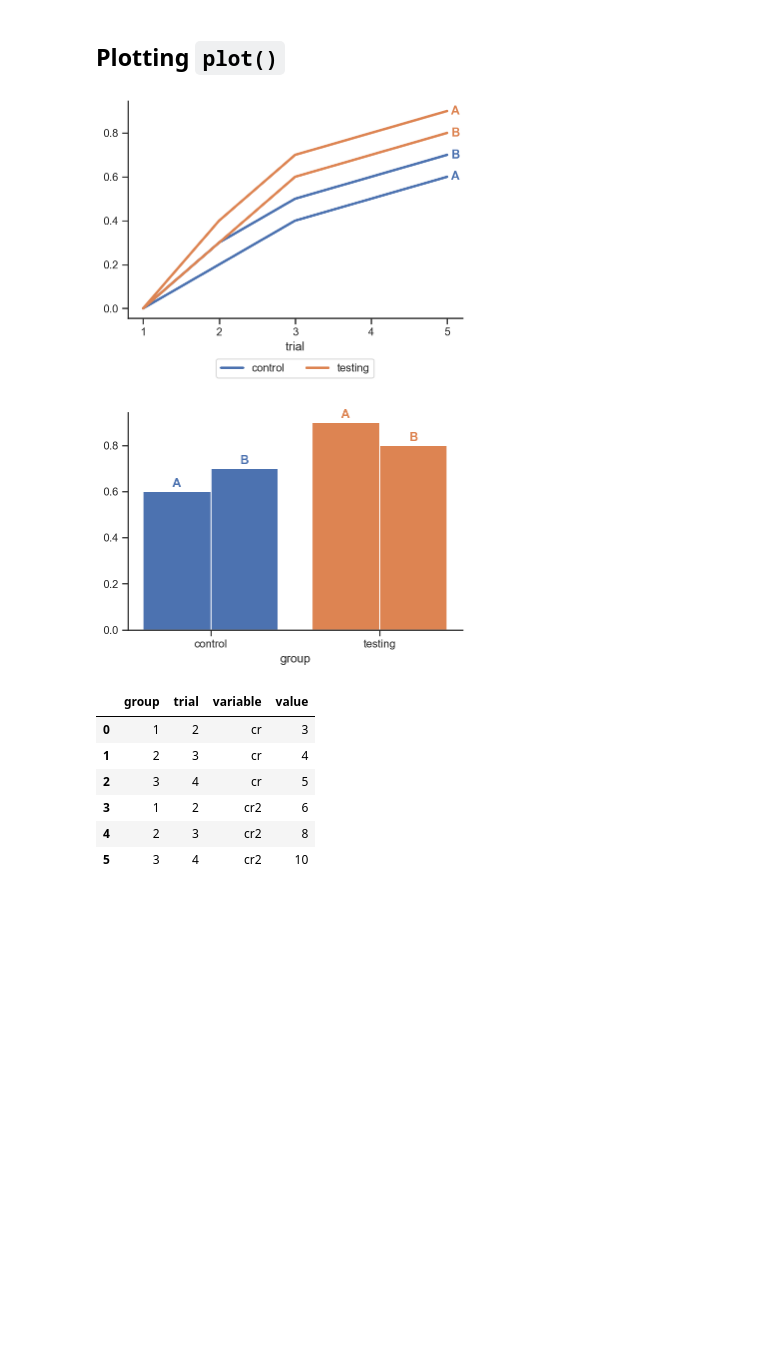
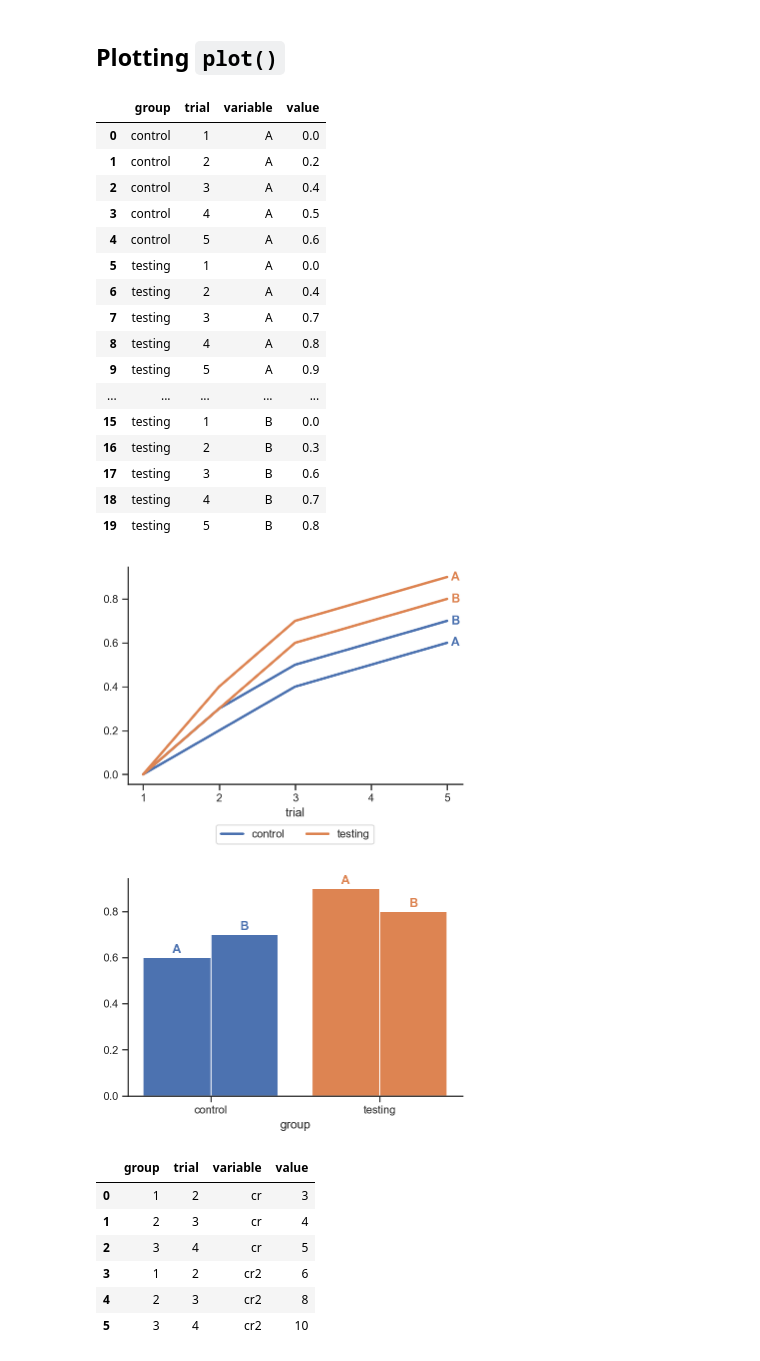
Before and after one commit to nikhilxb/ccnlab, a Jupyter notebook: ClassicalConditioning.ipynb, the cells around one changed output. Drawn from its saved outputs; the diff is of its cells as text; code cells hidden in the pictures; blank space fills up the shorter version.

```diff
--- a/ClassicalConditioning.ipynb
+++ b/ClassicalConditioning.ipynb
@@ -386,11 +390,30 @@ cc.trials_to_sessions(df, 3, keep_first=True)
 # %%
 df = pd.melt(pd.DataFrame([
     ['control', 1, 0, 0], ['control', 2, 0.2, 0.3], ['control', 3, 0.4, 0.5], ['control', 4, 0.5, 0.6], ['control', 5, 0.6, 0.7],
     ['testing', 1, 0, 0], ['testing', 2, 0.4, 0.3], ['testing', 3, 0.7, 0.6], ['testing', 4, 0.8, 0.7], ['testing', 5, 0.9, 0.8],
 ], columns=['group', 'trial', 'A', 'B']), id_vars=['group', 'trial'])
+
+display(df)
 cc.plot_lines(df)
 cc.plot_bars(df[df['trial'] == 5])
 # %% [output]
+|  | group | trial | variable | value |
+| 0 | control | 1 | A | 0.0 |
+| 1 | control | 2 | A | 0.2 |
+| 2 | control | 3 | A | 0.4 |
+| 3 | control | 4 | A | 0.5 |
+| 4 | control | 5 | A | 0.6 |
+| 5 | testing | 1 | A | 0.0 |
+| 6 | testing | 2 | A | 0.4 |
+| 7 | testing | 3 | A | 0.7 |
+| 8 | testing | 4 | A | 0.8 |
+| 9 | testing | 5 | A | 0.9 |
+| ... | ... | ... | ... | ... |
+| 15 | testing | 1 | B | 0.0 |
+| 16 | testing | 2 | B | 0.3 |
+| 17 | testing | 3 | B | 0.6 |
+| 18 | testing | 4 | B | 0.7 |
+| 19 | testing | 5 | B | 0.8 |
 [figure]
 [figure]
 # %%
```
Also changed, not shown: parts of 2 cells of this notebook, 5 other files.
